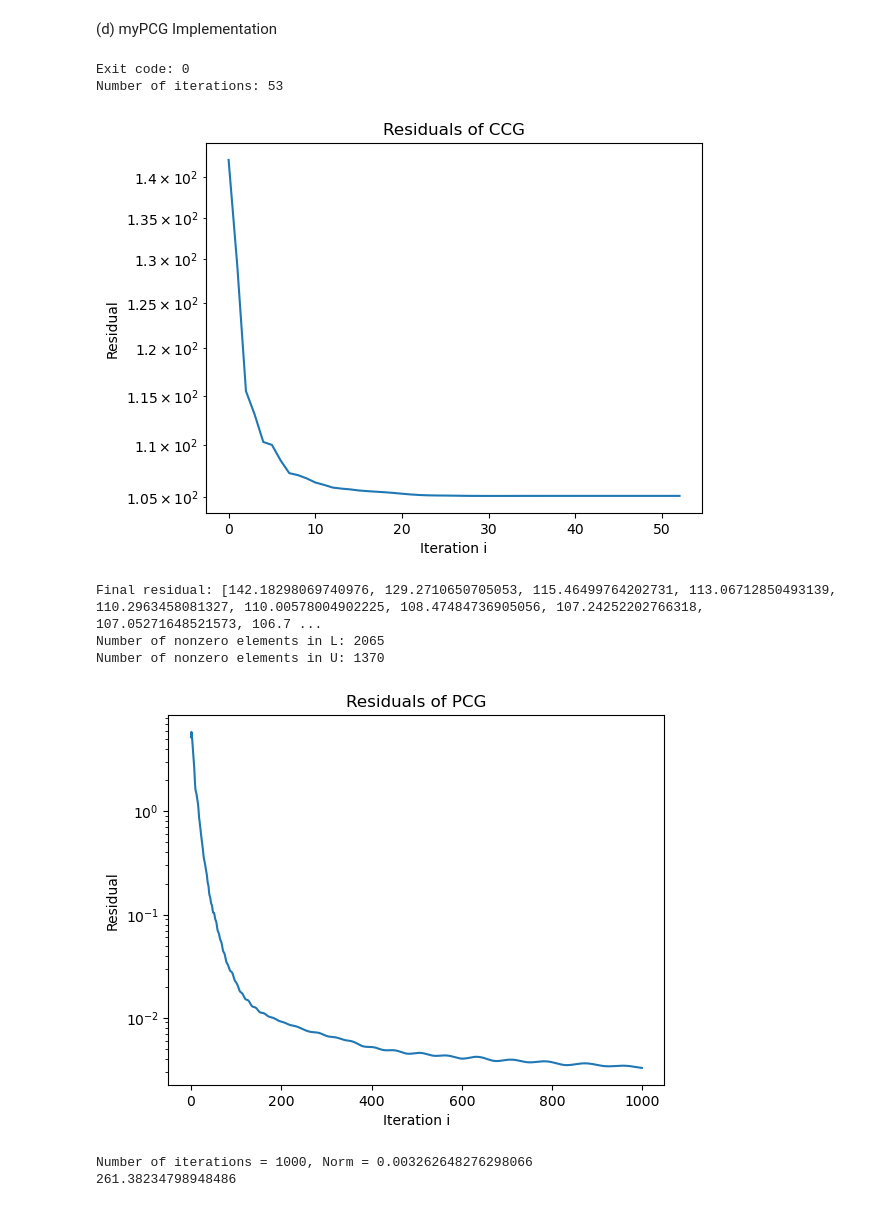
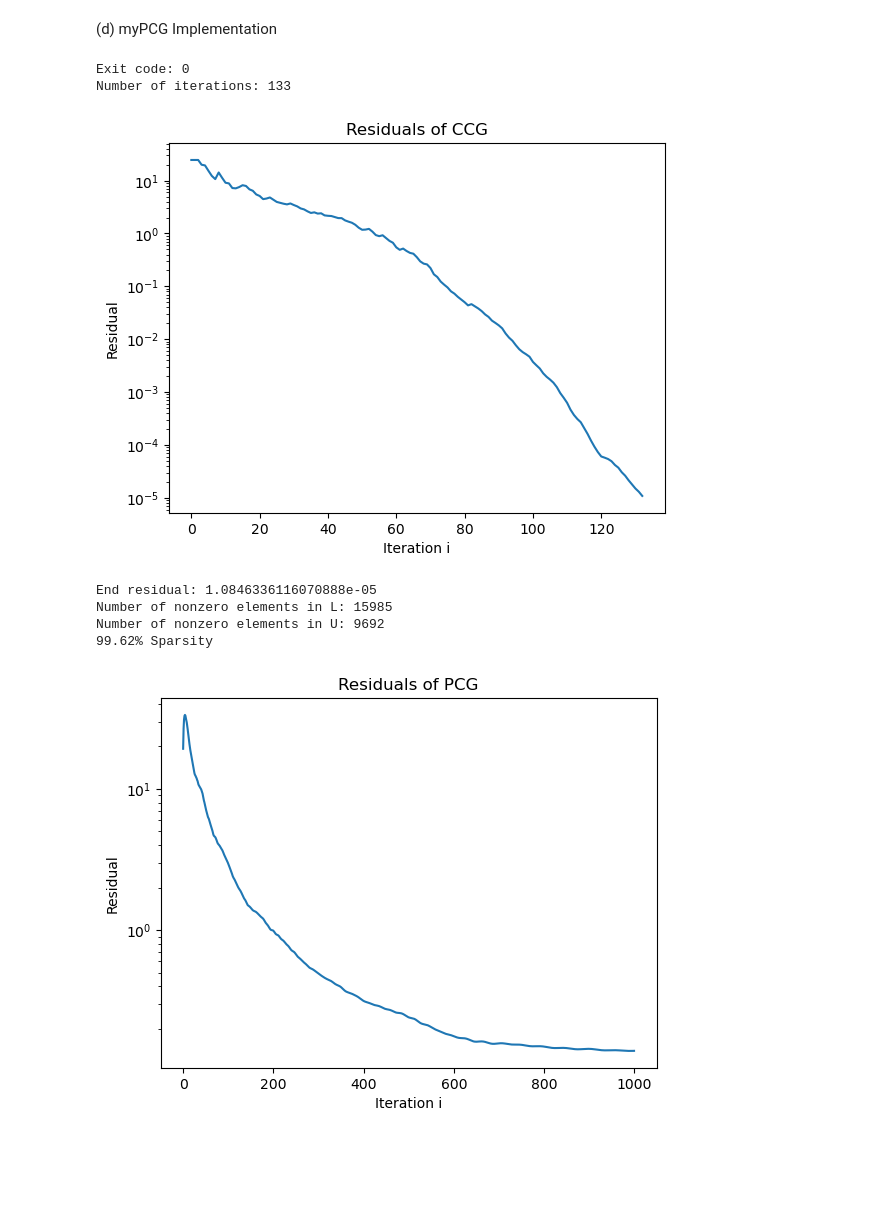
Before and after one commit to RFurze/ScientificComputing, a Jupyter notebook: Assignment2_2Master.ipynb, the cells around one changed output. Cells and saved outputs as stored; diff of their text form; code cells hidden in the pictures; blank space fills up the shorter version.

```diff
--- a/Assignment2_2Master.ipynb
+++ b/Assignment2_2Master.ipynb
@@ -67,6 +67,7 @@ def diffusionMatrix( mux, muy, h ):
 
   return (A)
 # %%
+import inspect
 import scipy as sp
 import matplotlib.pyplot as plt
 import numpy as np
@@ -109,7 +110,9 @@ def diffusionGradSolver( mux, muy, h, tol, maxiter, M ):
 
   def iterate_count(x):
     iterate_count.iterate_counts += 1
-    res.append(np.linalg.norm((A_int@x)-F_int))
+    frame = inspect.currentframe().f_back
+    res.append(frame.f_locals['resid'])
+
 
   iterate_count.iterate_counts = 0
 
@@ -126,6 +129,7 @@ def diffusionGradSolver( mux, muy, h, tol, maxiter, M ):
   ax.set_xlabel('Iteration i')
   ax.set_ylabel('Residual')
   plt.show()
+  print(f'End residual: {res[-1]}')
 
 
   return f.toarray()
@@ -229,23 +233,23 @@ def myPCG( A, b, L, U, tol, maxit ):
     r0 = b - (A@x)  # Initial residual
     z0 = sp.sparse.linalg.spsolve(M,r0)  # Apply preconditioner
     d0 = z0.copy()
-    res = []
     i=0
-    while np.linalg.norm(r0,2) > tol and i < maxit:
-        alpha = (r0@z0) / (d0.T@A@d0)
+    res=[]
+    while i < maxit:
+        alpha = (r0.T @ z0) / (d0.T @ A @ d0)
         x += alpha * d0
-        r1 = r0 - alpha * (A@d0)
+        r1 = r0 - alpha * (A @ d0)
+        norm = np.linalg.norm(r1,2)
+        res.append(norm)
+        # Check for convergence
+        if norm < tol:
+            print(f"Number of iterations = {i}, Norm = {norm}")
+            break
+
         z1 = sp.sparse.linalg.spsolve(M,r1)
-
-        # Check for convergence
-        if np.linalg.norm(r1,2) < tol and i > 0:
-            print(f"Number of iterations = {i}, Norm = {np.linalg.norm(r1,2)}")
-            return x
-
-        beta = (r1 @ z1) / (r0 @ z0)
+        beta = (r1.T @ z1) / (r0.T @ z0)
         d0 = z1 + beta * d0
         r0, z0 = r1, z1
-        res.append(np.linalg.norm(r1,2))
         i += 1
 
     fig, ax = plt.subplots()
@@ -256,7 +260,6 @@ def myPCG( A, b, L, U, tol, maxit ):
     ax.set_ylabel('Residual')
     plt.show()
 
-    print(f'Number of iterations = {i}, Norm = {np.linalg.norm(r1,2)}')
     return x
 # %%
 import numpy as np
@@ -294,28 +298,24 @@ def myPCGSolver(mux, muy, h, tol, maxit, drop_tol):
 # %%
 import time
 
-h = 0.05
+h = 0.02
 mux = 1.0
 muy = 1.0
 tol = 1e-6
 maxit = 1000
 drop_tol = 0.1
 
 solcg = diffusionGradSolver(mux, muy, h, tol, maxit, None)
 solpcg = myPCGSolver(mux,muy,h,tol,maxit,drop_tol)
-
-abs_diff = np.abs(solcg - solpcg)
-print(np.sum(abs_diff))
 # %% [output]
 Exit code: 0
-Number of iterations: 53
+Number of iterations: 133
-[figure, old version]
+[figure, new version]
-Final residual: [142.18298069740976, 129.2710650705053, 115.46499764202731, 113.06712850493139, 110.2963458081327, 110.00578004902225, 108.47484736905056, 107.24252202766318, 107.05271648521573, 106.7 ...
-Number of nonzero elements in L: 2065
-Number of nonzero elements in U: 1370
+End residual: 1.0846336116070888e-05
+Number of nonzero elements in L: 15985
+Number of nonzero elements in U: 9692
+99.62% Sparsity
-[figure, old version]
+[figure, new version]
-Number of iterations = 1000, Norm = 0.003262648276298066
-261.38234798948486
 # %%
 import matplotlib.pyplot as plt
 import numpy as np
```
Also changed, not shown: parts of 4 cells of this notebook.
